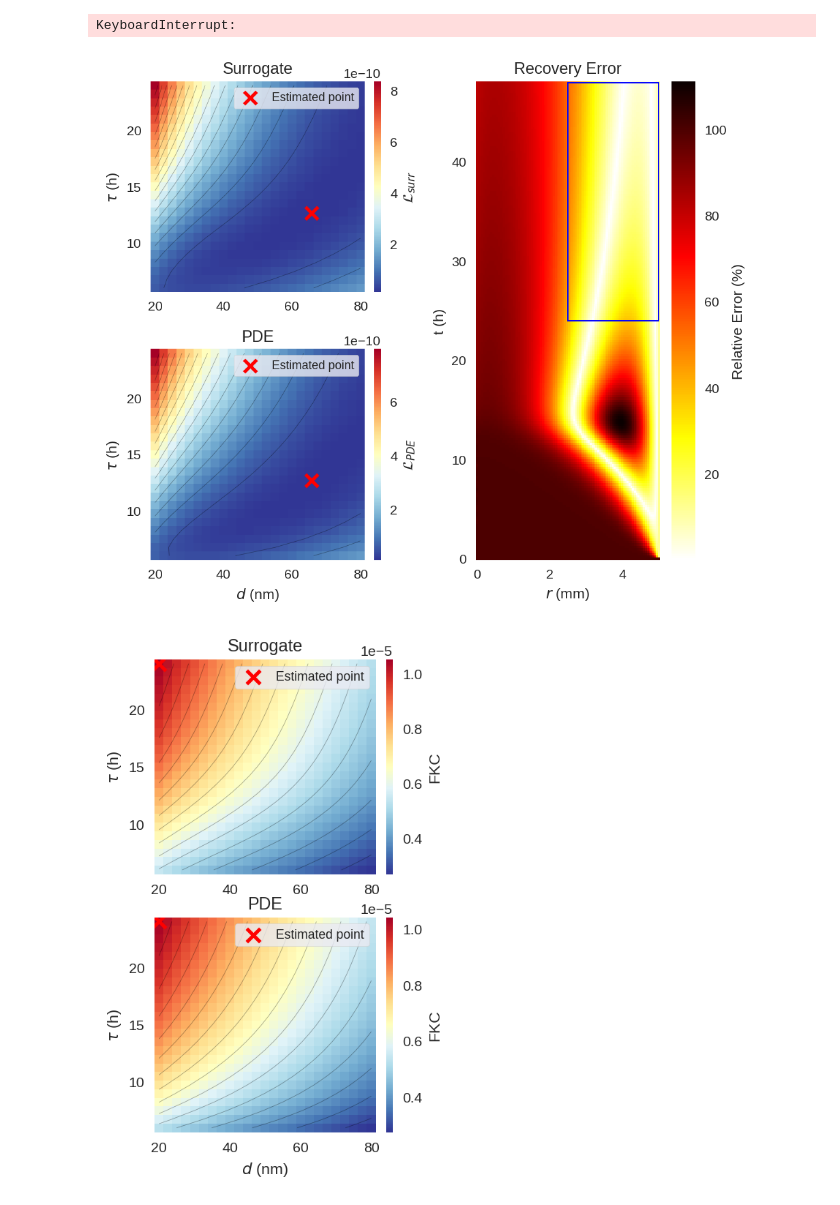
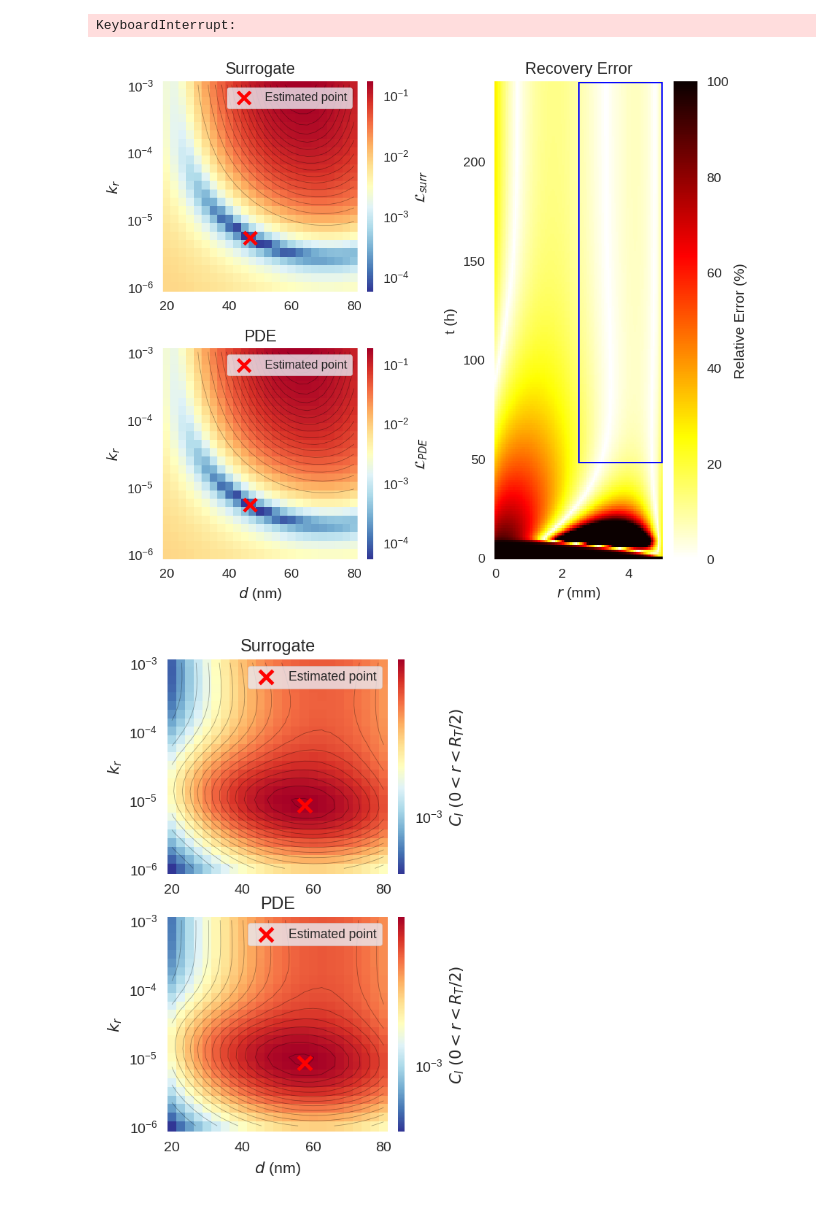
Before and after one commit to mgalexan/NPSurr, a Jupyter notebook: notebooks/surrogate_figs.ipynb, the cells around one changed output. Saved outputs shown, nothing was run; the diff lists cells and outputs as text; code cells hidden in the pictures.

Commit message:
add: Figures and extra work for k_rel estimation

```diff
--- a/notebooks/surrogate_figs.ipynb
+++ b/notebooks/surrogate_figs.ipynb
@@ -31,23 +28,23 @@ KeyboardInterrupt:
 # %%
 model = t.load("/u/mgalexan/NPSurr/data/surrogate_model.pt", weights_only=False)
 d_vals = np.linspace(20, 80, 25) * 1e-9
-tau_vals = np.linspace(6, 24, 25) * 3600
+k_rel_vals = np.logspace(-6, -3, 25)
 inv = SurrogateInversion(model, InversionParameters(), phys, params)
 # %%
 L_surrs = []; L_pdes = []
 points = [
-    (35e-9, 9 * 3600),
-    (55e-9, 14 * 3600),
-    (75e-9, 19 * 3600)
+    (35e-9, 2e-6),
+    (55e-9, 1e-5),
+    (75e-9, 5e-5)
 ]
-for d_val_m, tau in points:
-    phys = PhysicsConstants(d_val_m= d_val_m, tau= tau)
+for d_val_m, k_rel in points:
+    phys = PhysicsConstants(d_val_m= d_val_m, k_rel = k_rel)
     obs_dataset_params = DatasetParameters(
         d_val_m= np.array([d_val_m]),
-        tau= np.array([tau]),
+        k_rel= np.array([k_rel]),
         save= False
     )
     obs_dataset = make_dataset(phys, params, obs_dataset_params)
     obs_dataset["CN"] = obs_dataset["CN"][0,0]; obs_dataset["CF"] = obs_dataset["CF"][0,0]; obs_dataset["CI"] = obs_dataset["CI"][0,0]
-    L_surrs.append(inv.loss_surface(obs_dataset, d_vals, tau_vals))
-    L_pdes.append(inv.pde_misfit_surface(obs_dataset, d_vals, tau_vals))
+    L_surrs.append(inv.loss_surface(obs_dataset, d_vals, k_rel_vals))
+    L_pdes.append(inv.pde_misfit_surface(obs_dataset, d_vals, k_rel_vals))
@@ -250,7 +247,7 @@ phys_const = PhysicsConstants()
 dataset_params_const = DatasetParameters(
     save=False,
     d_val_m=np.array([phys_const.d_val_m]),
-    tau= np.array([phys_const.tau])
+    k_rel= np.array([phys_const.k_rel])
 )
 data_const = make_dataset(phys_const, params, dataset_params_const)
 CI = data_const["CI"][0,0]
@@ -262,12 +259,12 @@ CI_new = np.exp(f)
 data_const["CI"] = CI_new
 const_res = inv.invert(data_const)
 
-L_surr = inv.loss_surface(data_const, d_vals, tau_vals)
-L_pde = inv.pde_misfit_surface(data_const, d_vals, tau_vals)
+L_surr = inv.loss_surface(data_const, d_vals, k_rel_vals)
+L_pde = inv.pde_misfit_surface(data_const, d_vals, k_rel_vals)
 data_res = DatasetParameters(
     save=False,
-    d_val_m= const_res.x[:1],
-    tau= const_res.x[1:]
+    d_val_m= const_res[:1],
+    k_rel= const_res[1:]
 )
 retrieved_data = make_dataset(phys_const, params, data_res)
 retrieved_data["CI"] = retrieved_data["CI"][0,0]
@@ -281,8 +278,8 @@ plot_surrogate_landscape_grid(
     [L_surr],
     [L_pde],
     d_vals,
-    tau_vals,
-    [const_res.x],
+    k_rel_vals,
+    [const_res],
     fig=fig,
     axes = np.array([axd["C"], axd["D"]])
 )
@@ -312,9 +309,9 @@ axd["B"].set_ylabel(r"$C_I$ (mol)")
 axd["B"].legend()
 axd["B"].set_xlabel(r"$r$ (mm)")
 '''
-err_rect = patches.Rectangle((2.5, 24), 2.5, 24, linewidth=1, edgecolor='b', facecolor="none")
+err_rect = patches.Rectangle((2.5, 48), 2.5, 192, linewidth=1, edgecolor='b', facecolor="none")
 
-err = axd["E"].pcolormesh(r_vals, t_vals, rel, cmap="hot_r")
+err = axd["E"].pcolormesh(r_vals, t_vals, rel, cmap="hot_r", vmax= 100, vmin= 0)
 axd["E"].add_patch(err_rect)
 axd["E"].set_xlabel(r"$r$ (mm)")
 axd["E"].set_ylabel(r"t (h)")
@@ -324,32 +321,32 @@ cbar_err.set_label("Relative Error (%)")
 fig._suptitle.remove()
 fig.tight_layout()
 # %% [output]
-[figure, old version]
+[figure, new version]
 # %%
 # Loss landscapes for maximizing fkc
-L_surr_fkc = inv.loss_surface(data_const, d_vals, tau_vals, "fkc")
-L_pde_fkc = inv.pde_misfit_surface(data_const, d_vals, tau_vals, "fkc")
+L_surr_fkc = inv.loss_surface(data_const, d_vals, k_rel_vals, "CI_center")
+L_pde_fkc = inv.pde_misfit_surface(data_const, d_vals, k_rel_vals, "CI_center")
 # %%
-fkc_res = inv.invert(data_const, "fkc")
+fkc_res = inv.invert(data_const, "CI_center")
 fig, ax = plt.subplots(2, 1, figsize= (3, 6))
 plot_surrogate_landscape_grid(
     [L_surr_fkc],
     [L_pde_fkc],
     d_vals,
-    tau_vals,
-    [fkc_res.x],
+    k_rel_vals,
+    [fkc_res],
     fig = fig,
     axes = ax
 )
 fig._suptitle.remove()
 ax[0].set_title("Surrogate")
 ax[1].set_title("PDE")
 im = ax[0].collections[0]
 cbar = im.colorbar
-cbar.set_label("FKC")
+cbar.set_label(r"$C_I$ $(0 < r < R_T/2)$")
 im = ax[1].collections[0]
 cbar = im.colorbar
-cbar.set_label("FKC")
+cbar.set_label(r"$C_I$ $(0 < r <R_T/2)$")
 plt.show()
 # %% [output]
-[figure, old version]
+[figure, new version]
```
Also changed, not shown: parts of 12 cells of this notebook, 5 other files.
